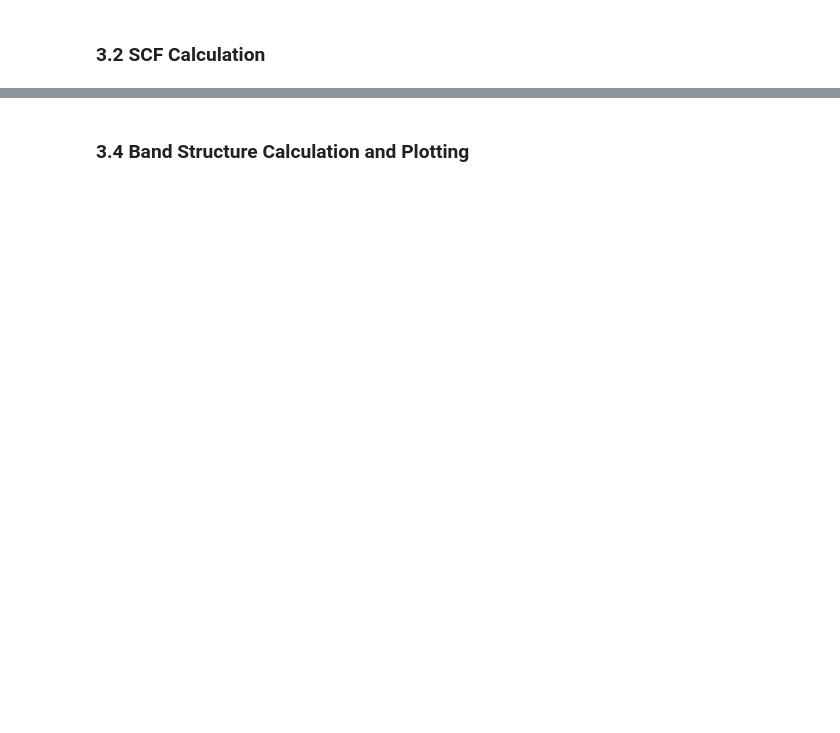
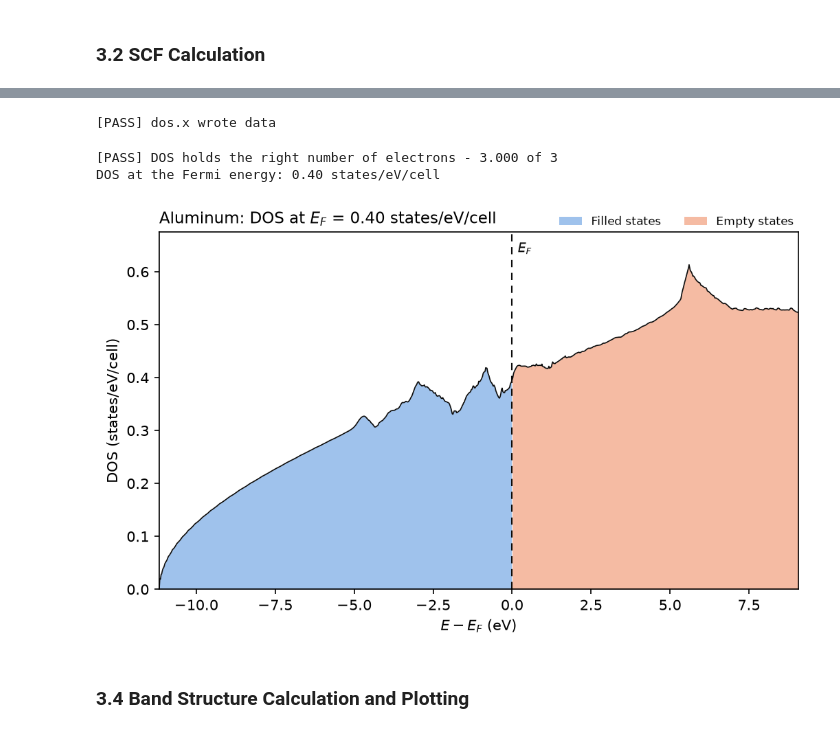
Before and after one commit to ADam1an1/bulk_solids, a Jupyter notebook: metals_bandgap.ipynb, the cells around one changed output, grey strips where cells are left out. Drawn from its saved outputs; the diff is of its cells as text; code cells hidden in the pictures; blank space fills up the shorter version.

```diff
--- a/metals_bandgap.ipynb
+++ b/metals_bandgap.ipynb
@@ -411,6 +416,40 @@ def plot_bands(run_dir, filband, bands_out, nscf_out, title, label_x):
     ax.set_ylabel("Energy (eV)")
     ax.set_title(title)
     plt.show()
+
+
+def plot_dos(run_dir, fildos, nscf_out, title):
+    """Plot the DOS relative to the Fermi energy. Returns the DOS at the Fermi energy."""
+    energy, dos, integrated = np.loadtxt(Path(run_dir) / fildos, unpack=True)
+    fermi = float(re.search(r"the Fermi energy is\s+(-?[0-9.]+)", nscf_out).group(1))
+    electrons = float(re.search(r"number of electrons\s+=\s+([0-9.]+)", nscf_out).group(1))
+    at_fermi = float(np.interp(fermi, energy, dos))
+    check("DOS holds the right number of electrons", abs(np.interp(fermi, energy, integrated) - electrons) < 0.01,
+          f"{np.interp(fermi, energy, integrated):.3f} of {electrons:g}")
+    print(f"DOS at the Fermi energy: {at_fermi:.2f} states/eV/cell")
+
+    # Above the lowest point of the highest calculated band, some states are missing, so the DOS falls off artificially
+    blocks = re.findall(r"bands \(ev\):\s*\n\s*\n(.*?)\n\s*\n", nscf_out, re.S)
+    complete_to = min(float(re.findall(r"-?\d+\.\d+", block)[-1]) for block in blocks) - fermi
+    shifted = energy - fermi
+    keep = shifted <= complete_to
+    shifted, dos = shifted[keep], dos[keep]
+
+    fig, ax = plt.subplots(figsize=(8, 4.5), dpi=150, facecolor="white")
+    ax.plot(shifted, dos, color=INK, linewidth=0.8)
+    ax.fill_between(shifted, 0, dos, where=shifted <= 0, color=BLUE, alpha=0.45, linewidth=0, label="Filled states")
+    ax.fill_between(shifted, 0, dos, where=shifted >= 0, color=ORANGE, alpha=0.45, linewidth=0, label="Empty states")
+    ax.axvline(0, color=INK, linestyle=(0, (5, 4)), linewidth=1)
+    ax.annotate("$E_F$", (0, 1), xycoords=("data", "axes fraction"), xytext=(4, -14), textcoords="offset points",
+                fontsize=9, color=INK)
+    ax.set_xlim(shifted.min(), shifted.max())
+    ax.set_ylim(0, dos.max() * 1.1)
+    ax.set_xlabel(r"$E - E_F$ (eV)")
+    ax.set_ylabel("DOS (states/eV/cell)")
+    ax.set_title(f"{title}: DOS at $E_F$ = {at_fermi:.2f} states/eV/cell", loc="left", fontsize=11)
+    ax.legend(frameon=False, fontsize=8, loc="lower right", bbox_to_anchor=(1, 1), ncol=2, borderaxespad=0)
+    plt.show()
+    return at_fermi
 # %% [markdown]
 ## 3. Aluminum
 # %% [markdown]
@@ -558,4 +597,25 @@ AL_NSCF_OUT = run_pw("pw.nscf.al.in", AL_NSCF_INPUT, AL_RUN)
 [PASS] NSCF finished
+# %%
+AL_DOS_INPUT = f'''&DOS
+  prefix = 'al'
+  outdir = './tmp/'
+  fildos = 'al_dos.dat'
+  DeltaE = 0.02
+/
+'''
+(AL_RUN / "pw.dos.al.in").write_text(AL_DOS_INPUT)
+
+# Equivalent of:  dos.x < pw.dos.al.in > pw.dos.al.out
+run_qe(DOS, AL_RUN / "pw.dos.al.in")
+check("dos.x wrote data", (AL_RUN / "al_dos.dat").exists())
+# %% [output]
+[PASS] dos.x wrote data
+# %%
+AL_DOS_AT_FERMI = plot_dos(AL_RUN, "al_dos.dat", AL_NSCF_OUT, "Aluminum")
+# %% [output]
+[PASS] DOS holds the right number of electrons - 3.000 of 3
+DOS at the Fermi energy: 0.40 states/eV/cell
+[figure, added]
 # %% [markdown]
 ### 3.4 Band Structure Calculation and Plotting
 # %%
```
Also changed, not shown: parts of 17 cells of this notebook, 6 other files.
